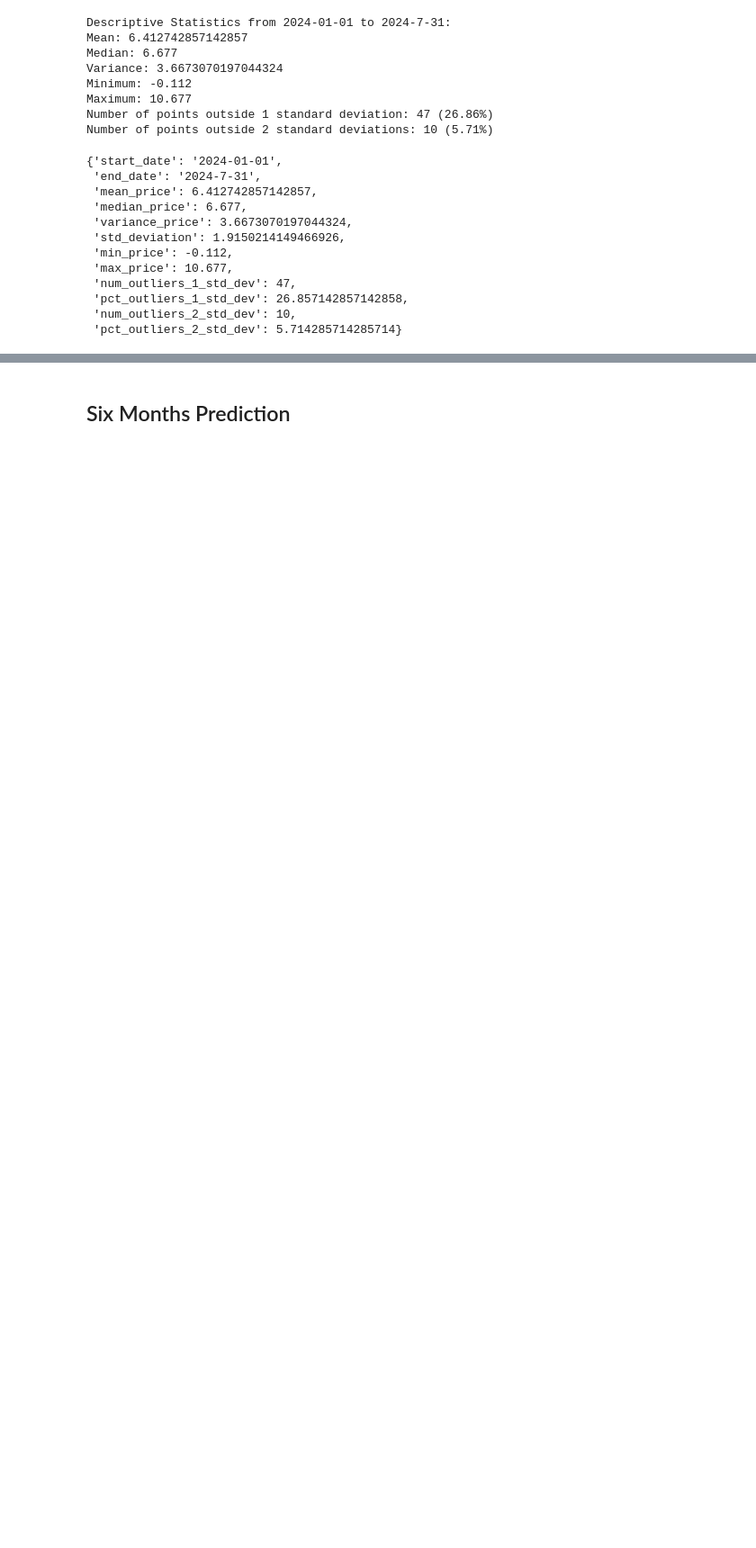
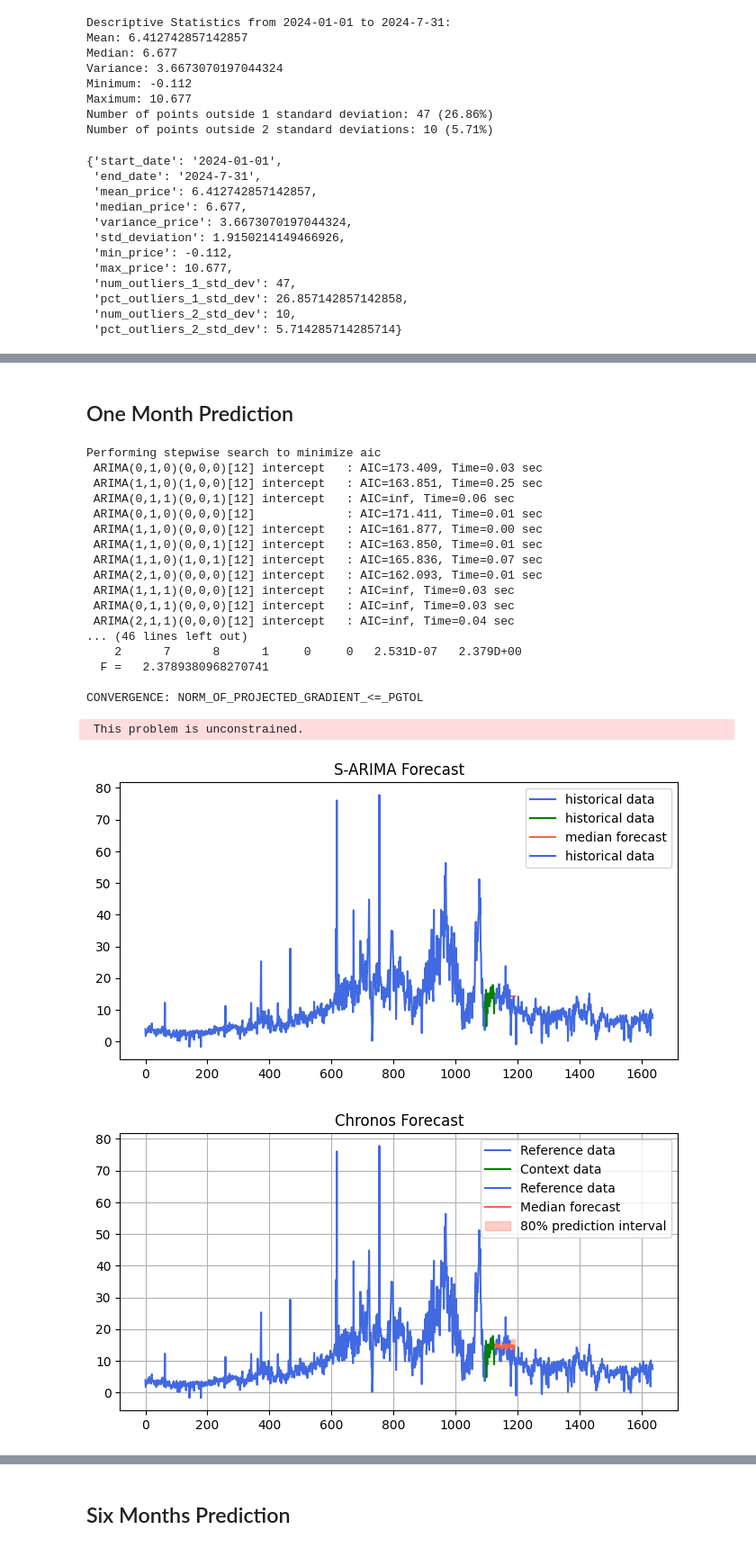
Before and after one commit to williamrodz/llm_for_ts_electricity_prices_forecasting, a Jupyter notebook: system_price.ipynb, the cells around one changed output, grey strips where cells are left out. Shown at 90% size. Cells and saved outputs as stored; diff of their text form; code cells hidden in the pictures; blank space fills up the shorter version.

```diff
--- a/system_price.ipynb
+++ b/system_price.ipynb
@@ -253,0 +300,30 @@ Number of points outside 2 standard deviations: 10 (5.71%)
+# %% [markdown]
+## One Month Prediction
+# %%
+start = '2023-01-01'
+end = '2023-02-01'
+column = 'Daily average'
+prediction_length = 64
+
+utils.compare_prediction_methods(system_prices,column,start,end,prediction_length)
+# %% [output]
+Performing stepwise search to minimize aic
+ ARIMA(0,1,0)(0,0,0)[12] intercept   : AIC=173.409, Time=0.03 sec
+ ARIMA(1,1,0)(1,0,0)[12] intercept   : AIC=163.851, Time=0.25 sec
+ ARIMA(0,1,1)(0,0,1)[12] intercept   : AIC=inf, Time=0.06 sec
+ ARIMA(0,1,0)(0,0,0)[12]             : AIC=171.411, Time=0.01 sec
+ ARIMA(1,1,0)(0,0,0)[12] intercept   : AIC=161.877, Time=0.00 sec
+ ARIMA(1,1,0)(0,0,1)[12] intercept   : AIC=163.850, Time=0.01 sec
+ ARIMA(1,1,0)(1,0,1)[12] intercept   : AIC=165.836, Time=0.07 sec
+ ARIMA(2,1,0)(0,0,0)[12] intercept   : AIC=162.093, Time=0.01 sec
+ ARIMA(1,1,1)(0,0,0)[12] intercept   : AIC=inf, Time=0.03 sec
+ ARIMA(0,1,1)(0,0,0)[12] intercept   : AIC=inf, Time=0.03 sec
+ ARIMA(2,1,1)(0,0,0)[12] intercept   : AIC=inf, Time=0.04 sec
+... (46 lines left out)
+    2      7      8      1     0     0   2.531D-07   2.379D+00
+  F =   2.3789380968270741
+
+CONVERGENCE: NORM_OF_PROJECTED_GRADIENT_<=_PGTOL
+ This problem is unconstrained.
+[figure, added]
+[figure, added]
```
Also changed, not shown: parts of 11 cells of this notebook.
